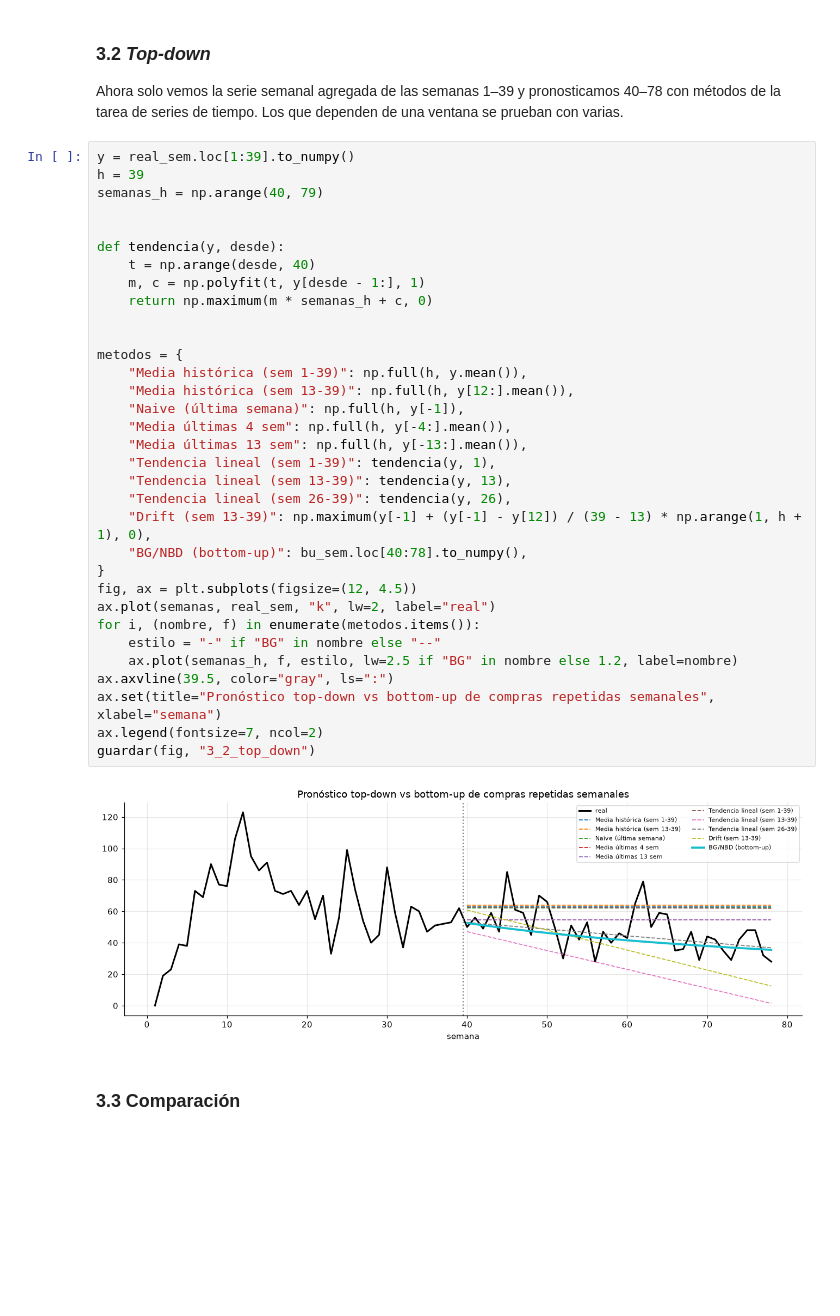
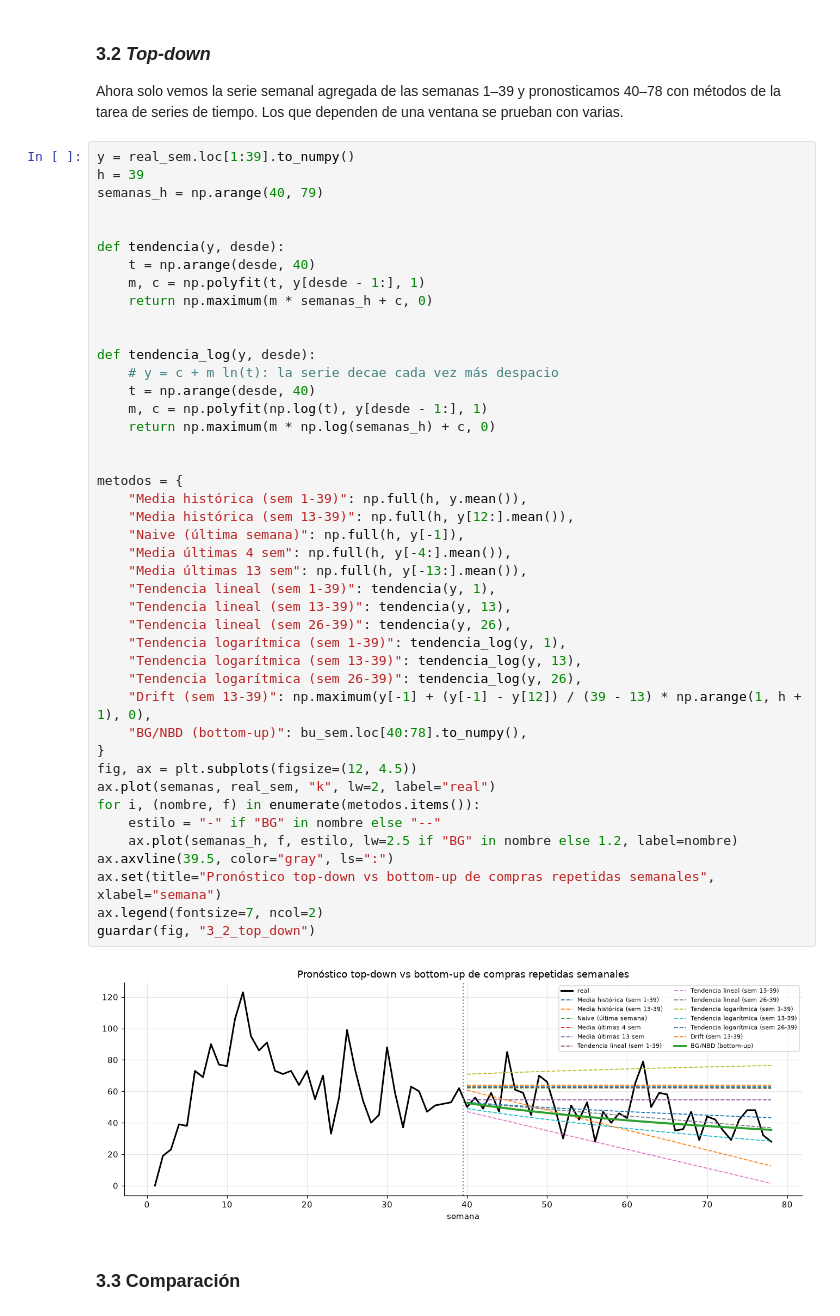
Before and after one commit to pabloflores465/proyecto2-btyd, a Jupyter notebook: proyecto2.ipynb, the cells around one changed output. Drawn from its saved outputs; the diff is of its cells as text; blank space fills up the shorter version.

```diff
--- a/proyecto2.ipynb
+++ b/proyecto2.ipynb
@@ -575,34 +575,44 @@ semanas_h = np.arange(40, 79)
 
 
 def tendencia(y, desde):
     t = np.arange(desde, 40)
     m, c = np.polyfit(t, y[desde - 1:], 1)
     return np.maximum(m * semanas_h + c, 0)
 
 
+def tendencia_log(y, desde):
+    # y = c + m ln(t): la serie decae cada vez más despacio
+    t = np.arange(desde, 40)
+    m, c = np.polyfit(np.log(t), y[desde - 1:], 1)
+    return np.maximum(m * np.log(semanas_h) + c, 0)
+
+
 metodos = {
     "Media histórica (sem 1-39)": np.full(h, y.mean()),
     "Media histórica (sem 13-39)": np.full(h, y[12:].mean()),
     "Naive (última semana)": np.full(h, y[-1]),
     "Media últimas 4 sem": np.full(h, y[-4:].mean()),
     "Media últimas 13 sem": np.full(h, y[-13:].mean()),
     "Tendencia lineal (sem 1-39)": tendencia(y, 1),
     "Tendencia lineal (sem 13-39)": tendencia(y, 13),
     "Tendencia lineal (sem 26-39)": tendencia(y, 26),
+    "Tendencia logarítmica (sem 1-39)": tendencia_log(y, 1),
+    "Tendencia logarítmica (sem 13-39)": tendencia_log(y, 13),
+    "Tendencia logarítmica (sem 26-39)": tendencia_log(y, 26),
     "Drift (sem 13-39)": np.maximum(y[-1] + (y[-1] - y[12]) / (39 - 13) * np.arange(1, h + 1), 0),
     "BG/NBD (bottom-up)": bu_sem.loc[40:78].to_numpy(),
 }
 fig, ax = plt.subplots(figsize=(12, 4.5))
 ax.plot(semanas, real_sem, "k", lw=2, label="real")
 for i, (nombre, f) in enumerate(metodos.items()):
     estilo = "-" if "BG" in nombre else "--"
     ax.plot(semanas_h, f, estilo, lw=2.5 if "BG" in nombre else 1.2, label=nombre)
 ax.axvline(39.5, color="gray", ls=":")
 ax.set(title="Pronóstico top-down vs bottom-up de compras repetidas semanales", xlabel="semana")
 ax.legend(fontsize=7, ncol=2)
 guardar(fig, "3_2_top_down")
 # %% [output]
-[figure, old version]
+[figure, new version]
 # %% [markdown]
 ### 3.3 Comparación
 # %%
```
Also changed, not shown: parts of 2 cells of this notebook, 4 other files.
